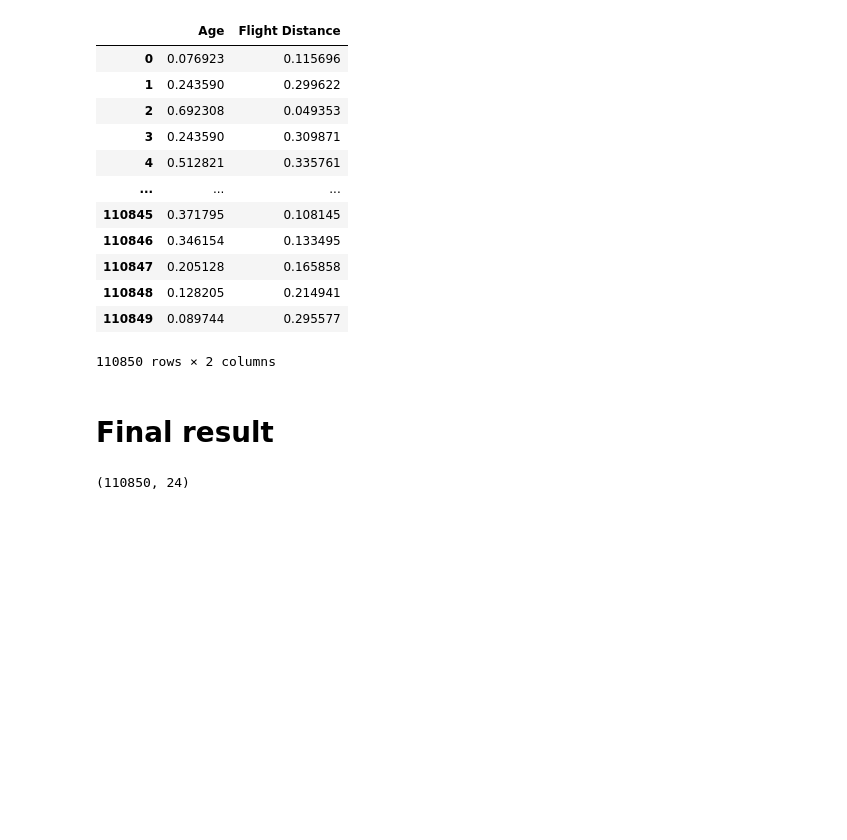
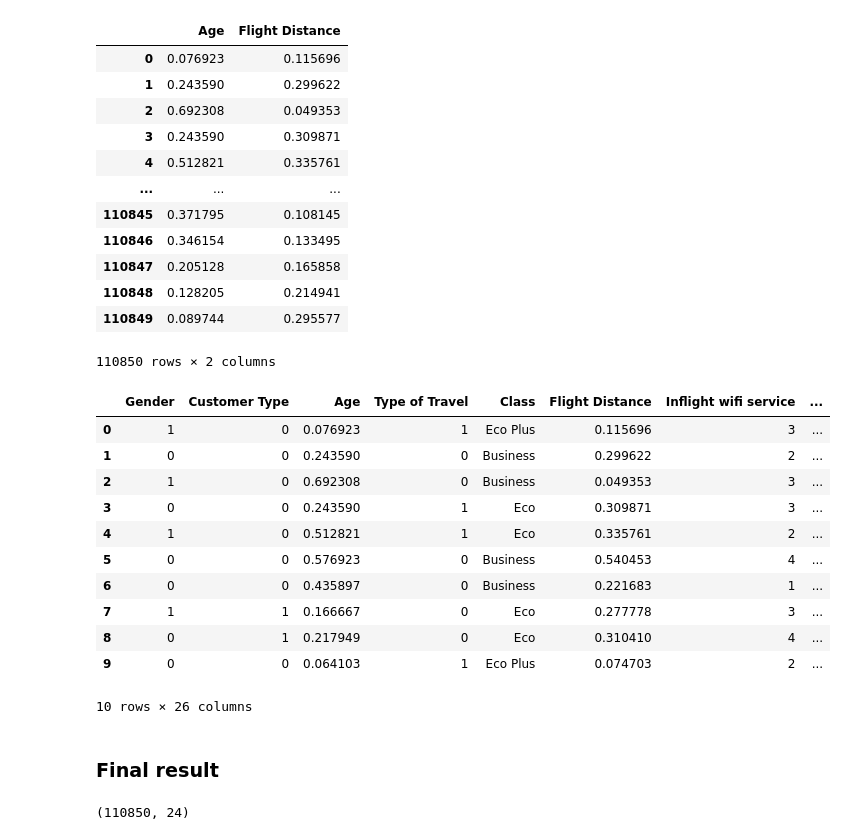
Before and after one commit to qnhhoa/DSS, a Jupyter notebook: Passenger_Satisfaction.ipynb, the cells around one changed output. Saved outputs shown, nothing was run; the diff lists cells and outputs as text; code cells hidden in the pictures; blank space fills up the shorter version.

```diff
--- a/Passenger_Satisfaction.ipynb
+++ b/Passenger_Satisfaction.ipynb
@@ -499,8 +503,23 @@ df_cp[cols_to_scale]
 | 110848 | 0.128205 | 0.214941 |
 | 110849 | 0.089744 | 0.295577 |
 110850 rows × 2 columns
+# %%
+df_cp.head(10)
+# %% [output]
+|  | Gender | Customer Type | Age | Type of Travel | Class | Flight Distance | Inflight wifi service | ... |
+| 0 | 1 | 0 | 0.076923 | 1 | Eco Plus | 0.115696 | 3 | ... |
+| 1 | 0 | 0 | 0.243590 | 0 | Business | 0.299622 | 2 | ... |
+| 2 | 1 | 0 | 0.692308 | 0 | Business | 0.049353 | 3 | ... |
+| 3 | 0 | 0 | 0.243590 | 1 | Eco | 0.309871 | 3 | ... |
+| 4 | 1 | 0 | 0.512821 | 1 | Eco | 0.335761 | 2 | ... |
+| 5 | 0 | 0 | 0.576923 | 0 | Business | 0.540453 | 4 | ... |
+| 6 | 0 | 0 | 0.435897 | 0 | Business | 0.221683 | 1 | ... |
+| 7 | 1 | 1 | 0.166667 | 0 | Eco | 0.277778 | 3 | ... |
+| 8 | 0 | 1 | 0.217949 | 0 | Eco | 0.310410 | 4 | ... |
+| 9 | 0 | 0 | 0.064103 | 1 | Eco Plus | 0.074703 | 2 | ... |
+10 rows × 26 columns
 # %% [markdown]
-# Final result
+### Final result
 # %%
 input = df_cp[["Flight Distance","Departure Delay in Minutes", "Arrival Delay in Minutes", "Gender", "Customer Type",	"Age",	"Type of Travel",	"Inflight wifi service",	"Departure/Arrival time convenient",	"Ease of Online booking",
                               "Gate location", "Food and drink", "Online boarding", "Seat comfort", "Inflight entertainment", "On-board service", "Leg room service",
```
Also changed, not shown: parts of 46 cells of this notebook.
